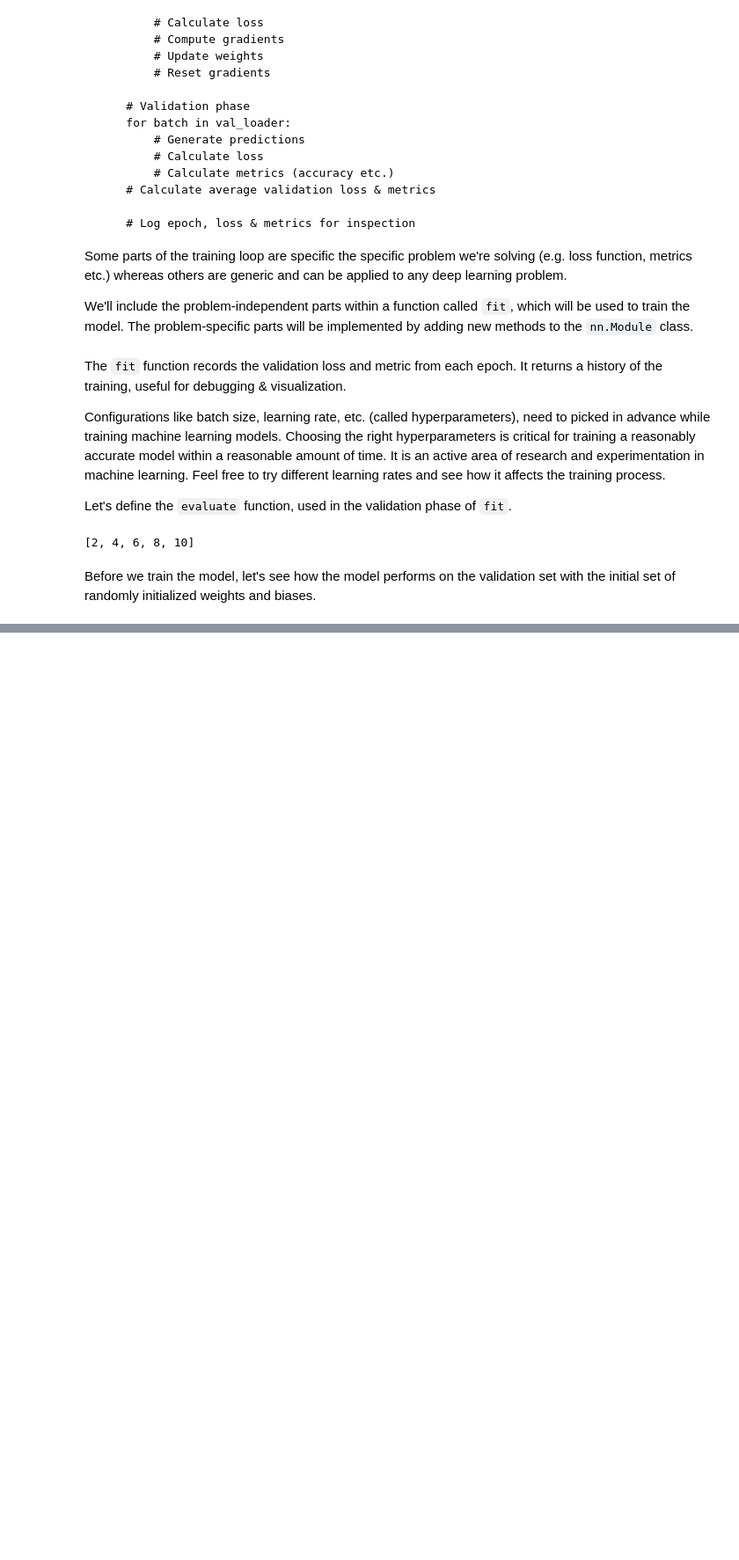
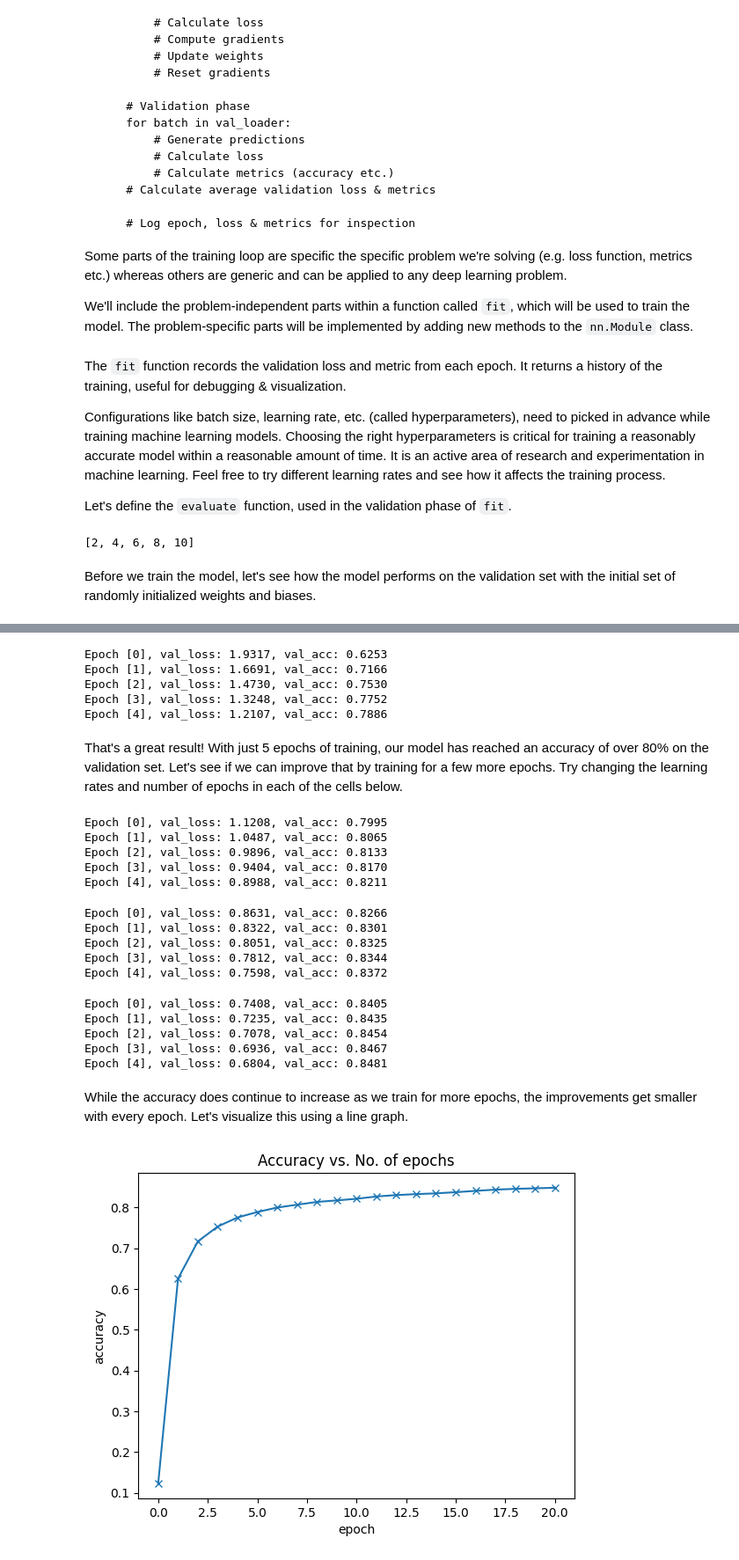
Before and after one commit to Asmit-Dhakal/pytorch_jovian, a Jupyter notebook: 03_logistic_regression.ipynb, the cells around one changed output, grey strips where cells are left out. Shown at 88% size. Drawn from its saved outputs; the diff is of its cells as text; code cells hidden in the pictures; blank space fills up the shorter version.

```diff
--- a/03_logistic_regression.ipynb
+++ b/03_logistic_regression.ipynb
@@ -571,0 +545,45 @@ Before we train the model, let's see how the model performs on the validation se
+# %%
+history1 = fit(5, 0.001, model, train_loader, val_loader)
+# %% [output]
+Epoch [0], val_loss: 1.9317, val_acc: 0.6253
+Epoch [1], val_loss: 1.6691, val_acc: 0.7166
+Epoch [2], val_loss: 1.4730, val_acc: 0.7530
+Epoch [3], val_loss: 1.3248, val_acc: 0.7752
+Epoch [4], val_loss: 1.2107, val_acc: 0.7886
+# %% [markdown]
+That's a great result! With just 5 epochs of training, our model has reached an accuracy of over 80% on the validation set. Let's see if we can improve that by training for a few more epochs. Try changing the learning rates and number of epochs in each of the cells below.
+# %%
+history2 = fit(5, 0.001, model, train_loader, val_loader)
+# %% [output]
+Epoch [0], val_loss: 1.1208, val_acc: 0.7995
+Epoch [1], val_loss: 1.0487, val_acc: 0.8065
+Epoch [2], val_loss: 0.9896, val_acc: 0.8133
+Epoch [3], val_loss: 0.9404, val_acc: 0.8170
+Epoch [4], val_loss: 0.8988, val_acc: 0.8211
+# %%
+history3 = fit(5, 0.001, model, train_loader, val_loader)
+# %% [output]
+Epoch [0], val_loss: 0.8631, val_acc: 0.8266
+Epoch [1], val_loss: 0.8322, val_acc: 0.8301
+Epoch [2], val_loss: 0.8051, val_acc: 0.8325
+Epoch [3], val_loss: 0.7812, val_acc: 0.8344
+Epoch [4], val_loss: 0.7598, val_acc: 0.8372
+# %%
+history4 = fit(5, 0.001, model, train_loader, val_loader)
+# %% [output]
+Epoch [0], val_loss: 0.7408, val_acc: 0.8405
+Epoch [1], val_loss: 0.7235, val_acc: 0.8435
+Epoch [2], val_loss: 0.7078, val_acc: 0.8454
+Epoch [3], val_loss: 0.6936, val_acc: 0.8467
+Epoch [4], val_loss: 0.6804, val_acc: 0.8481
+# %% [markdown]
+While the accuracy does continue to increase as we train for more epochs, the improvements get smaller with every epoch. Let's visualize this using a line graph.
+# %%
+history = [result0] + history1 + history2 + history3 + history4
+accuracies = [result['val_acc'] for result in history]
+plt.plot(accuracies, '-x')
+plt.xlabel('epoch')
+plt.ylabel('accuracy')
+plt.title('Accuracy vs. No. of epochs');
+# %% [output]
+[figure, added]
```
Also changed, not shown: parts of 41 cells of this notebook.
